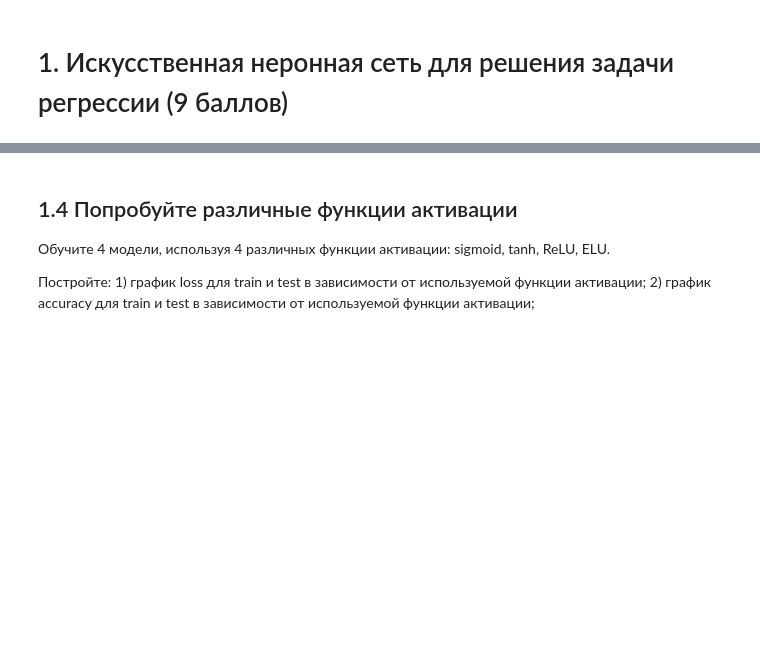
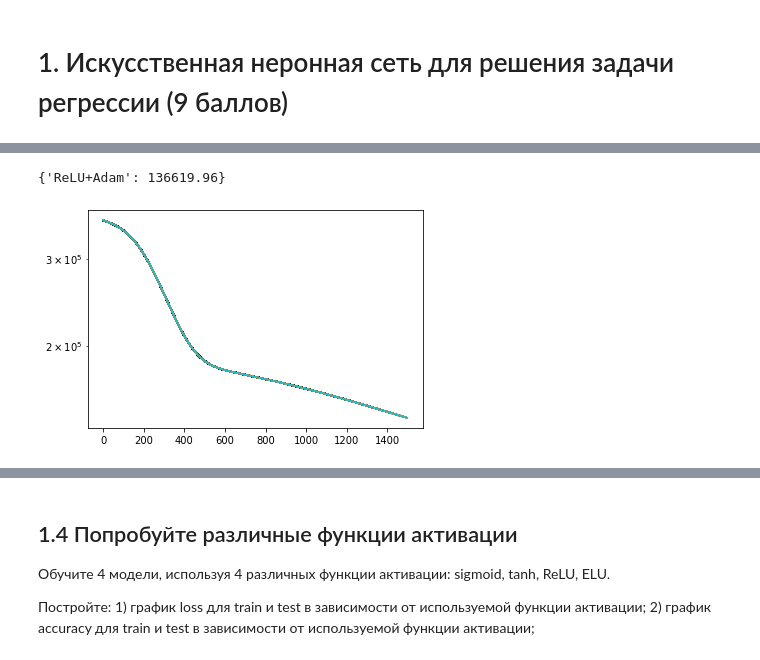
Before and after one commit to CERZAR/OIRS_HW, a Jupyter notebook: Домашнее_задание_2_Нейронные_сети.ipynb, the cells around one changed output, grey strips where cells are left out. Drawn from its saved outputs; the diff is of its cells as text; code cells hidden in the pictures; blank space fills up the shorter version.

```diff
--- a/Домашнее_задание_2_Нейронные_сети.ipynb
+++ b/Домашнее_задание_2_Нейронные_сети.ipynb
@@ -106,0 +246,12 @@ import torch
+# %%
+prices = data['selling_price']
+features = pd.get_dummies(data.drop(columns='selling_price', axis=1)).to_numpy()
+x_train, x_test, y_train, y_test = train_test_split(features, prices, test_size=0.1, random_state=12)
+
+x_train = pd.DataFrame(x_train)
+x_test = pd.DataFrame(x_test)
+y_train = y_train.to_numpy()
+y_test = y_test.to_numpy()
+
+print(x_train.shape, y_train.shape, x_test.shape, y_test.shape)
+x_train.head()
@@ -112,0 +335,6 @@ import torch
+# %%
+model = create_model(layers_amount=2, a_func=activation_func())
+results_list13.append(train_test_model(model, activation_func, optimization_alg(params=model.parameters())))
+# %% [output]
+{'ReLU+Adam': 136619.96}
+[figure, added]
```
Also changed, not shown: parts of 69 cells of this notebook.
